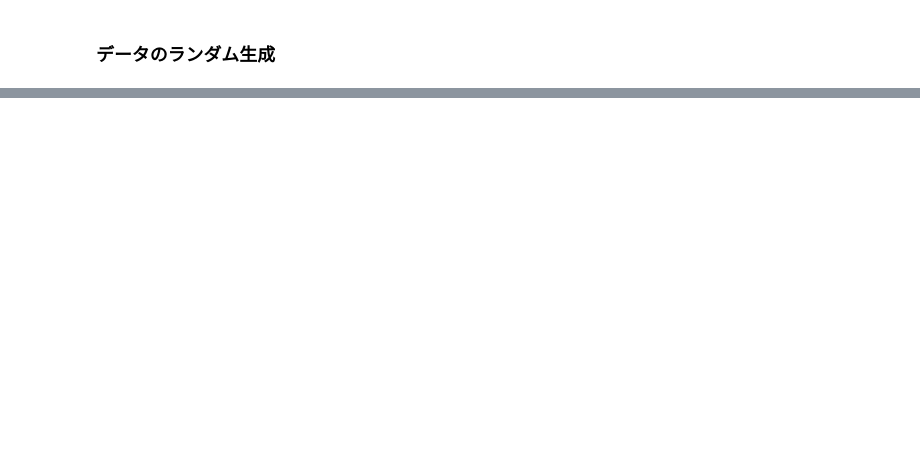
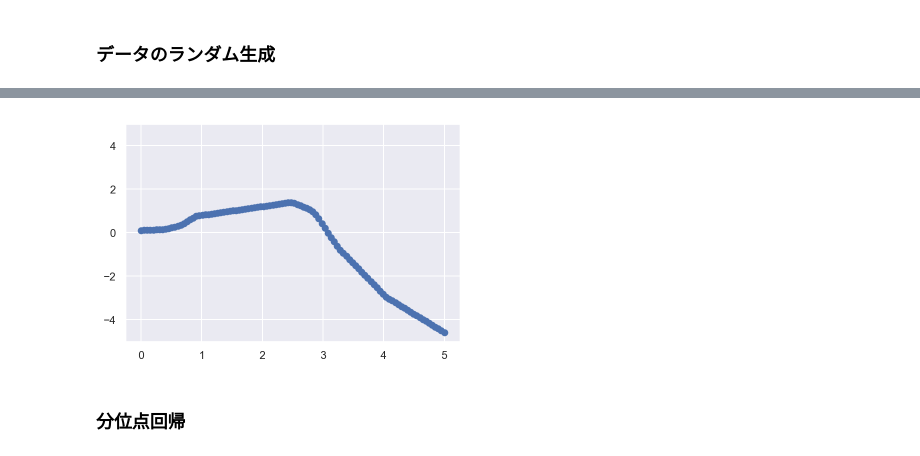
Before and after one commit to masakiaota/blog, a Jupyter notebook: quantile_regression/testrun.ipynb, the cells around one changed output, grey strips where cells are left out. Drawn from its saved outputs; the diff is of its cells as text; code cells hidden in the pictures; blank space fills up the shorter version.

```diff
--- a/quantile_regression/testrun.ipynb
+++ b/quantile_regression/testrun.ipynb
@@ -40,0 +142,11 @@ plt.scatter(X,Y);
+# %%
+net.eval()
+
+Y_pred=net(torch.tensor(np.linspace(0,5,100).reshape(100,1),dtype=torch.float32))
+
+plt.scatter(np.linspace(0,5,100),Y_pred.detach())
+plt.ylim(-5,5);
+# %% [output]
+[figure, added]
+# %% [markdown]
+### 分位点回帰
```
Also changed, not shown: parts of 21 cells of this notebook, 1 other file.
